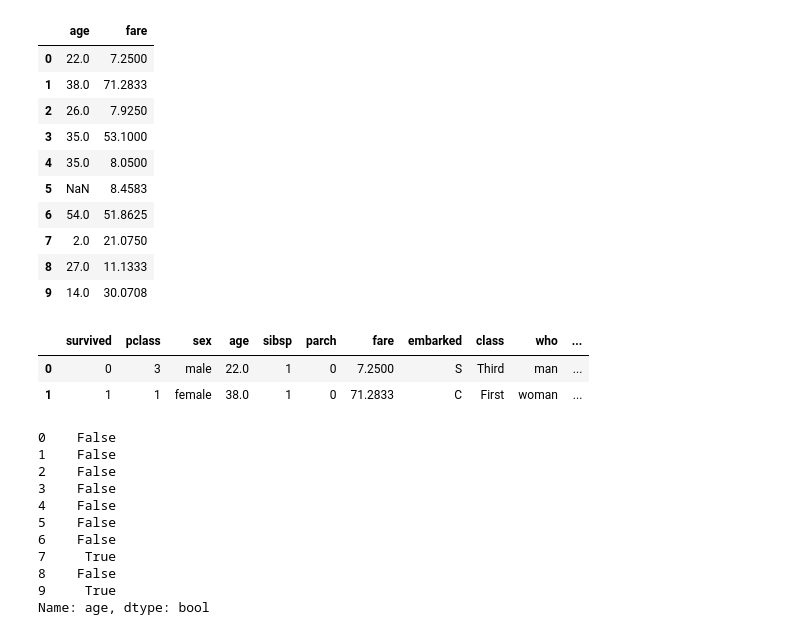
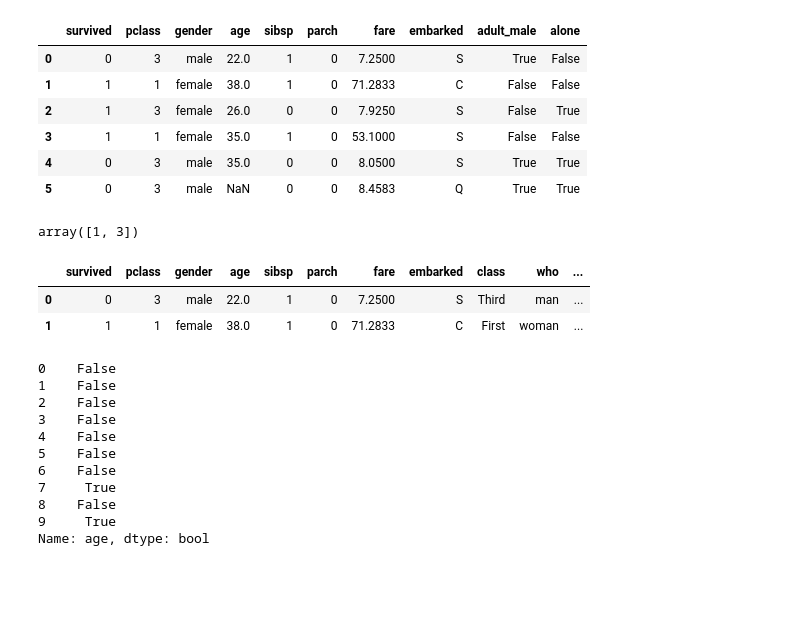
Before and after one commit to sallydeveloperr/pandas-data-analysis, a Jupyter notebook: part1/1.27_filter_boolean.ipynb, the cells around one changed output. Drawn from its saved outputs; the diff is of its cells as text; code cells hidden in the pictures; blank space fills up the shorter version.

```diff
--- a/part1/1.27_filter_boolean.ipynb
+++ b/part1/1.27_filter_boolean.ipynb
@@ -21,32 +20,40 @@ Note: you may need to restart the kernel to use updated packages.
 # %%
 # 라이브러리 불러오기
 import pandas as pd
 import seaborn as sns
 
 # # titanic 데이터셋 로딩
-titanic = sns.load_dataset('titanic')
+titanic = sns.load_dataset('titanic').rename(columns={'sex' : 'gender'})
 
 # 행 인덱스 0~9 범위에서 age, fare 2개 열을 선택하여 데이터프레임 만들기
 df = titanic.loc[0:9, ['age','fare']]
 
 # 데이터프레임 출력
-df
+titanic.head(3)
+titanic_simple = titanic.drop(columns=['alive','class','who','embark_town','deck'])
+titanic_simple.head(6)
+
+# 나이는 연속형 데이터 즉, 숫자들의 집합을 연속형 데이터라고 한다.
+# 생존여부 0 = 살아있다, 1 = 죽었다
+# 범주형 데이터 즉, ~중에 하나 예를들어 생존여부, pclass 등
 # %% [output]
-|  | age | fare |
-| 0 | 22.0 | 7.2500 |
-| 1 | 38.0 | 71.2833 |
-| 2 | 26.0 | 7.9250 |
-| 3 | 35.0 | 53.1000 |
-| 4 | 35.0 | 8.0500 |
-| 5 | NaN | 8.4583 |
-| 6 | 54.0 | 51.8625 |
-| 7 | 2.0 | 21.0750 |
-| 8 | 27.0 | 11.1333 |
-| 9 | 14.0 | 30.0708 |
+|  | survived | pclass | gender | age | sibsp | parch | fare | embarked | adult_male | alone |
+| 0 | 0 | 3 | male | 22.0 | 1 | 0 | 7.2500 | S | True | False |
+| 1 | 1 | 1 | female | 38.0 | 1 | 0 | 71.2833 | C | False | False |
+| 2 | 1 | 3 | female | 26.0 | 0 | 0 | 7.9250 | S | False | True |
+| 3 | 1 | 1 | female | 35.0 | 1 | 0 | 53.1000 | S | False | False |
+| 4 | 0 | 3 | male | 35.0 | 0 | 0 | 8.0500 | S | True | True |
+| 5 | 0 | 3 | male | NaN | 0 | 0 | 8.4583 | Q | True | True |
+# %%
+import numpy as np
+list_1 = np.array([1,2,3])
+list_1[ [True, False, True] ]   #True로 맵핑된 애들만 출력한다.
+# %% [output]
+array([1, 3])
 # %%
 titanic.head(2)     #앞에 2개만 본다는 뜻
 # %% [output]
-|  | survived | pclass | sex | age | sibsp | parch | fare | embarked | class | who | ... |
+|  | survived | pclass | gender | age | sibsp | parch | fare | embarked | class | who | ... |
 | 0 | 0 | 3 | male | 22.0 | 1 | 0 | 7.2500 | S | Third | man | ... |
 | 1 | 1 | 1 | female | 38.0 | 1 | 0 | 71.2833 | C | First | woman | ... |
 # %%
```
Also changed, not shown: parts of 11 cells of this notebook, 1 other file.
